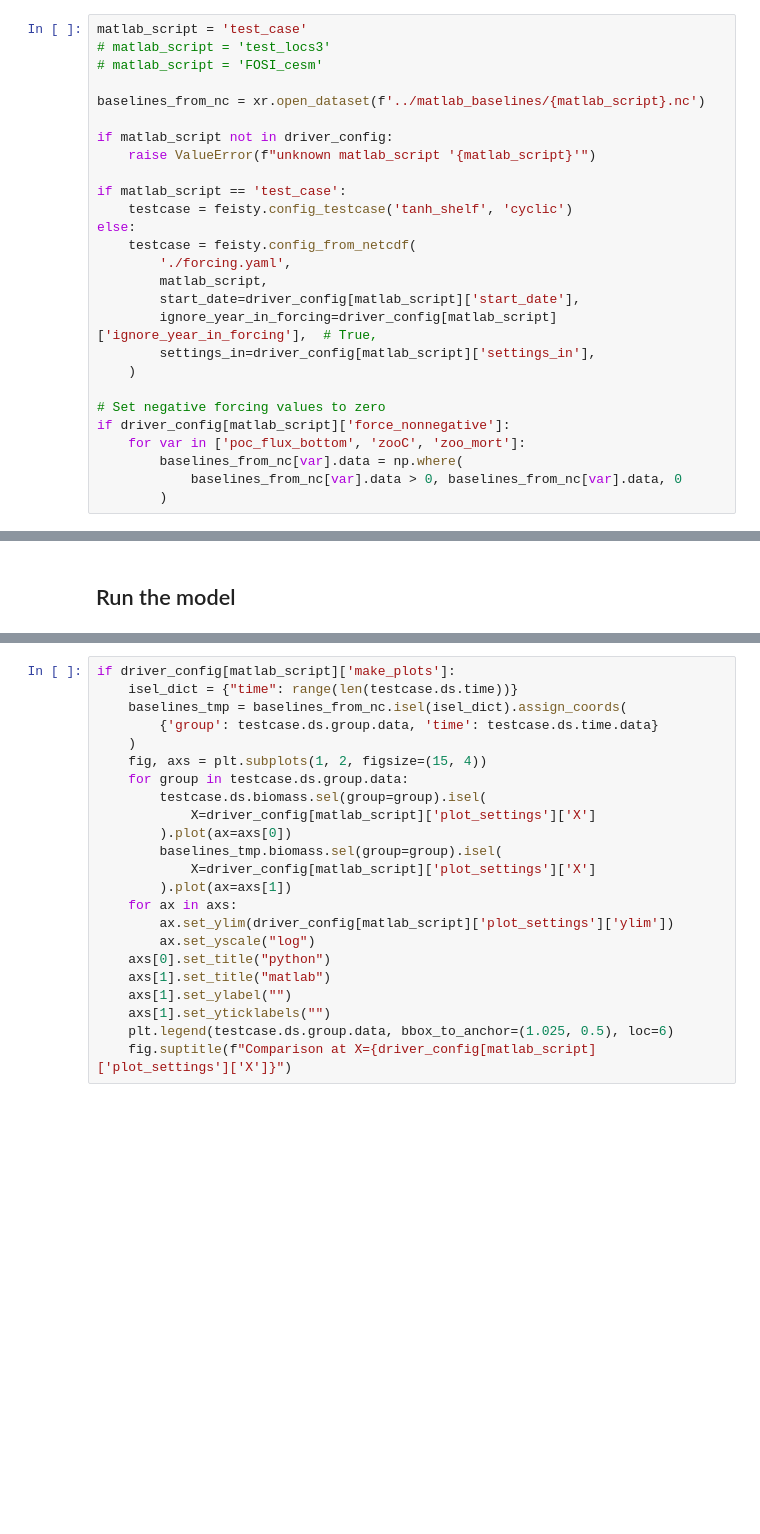
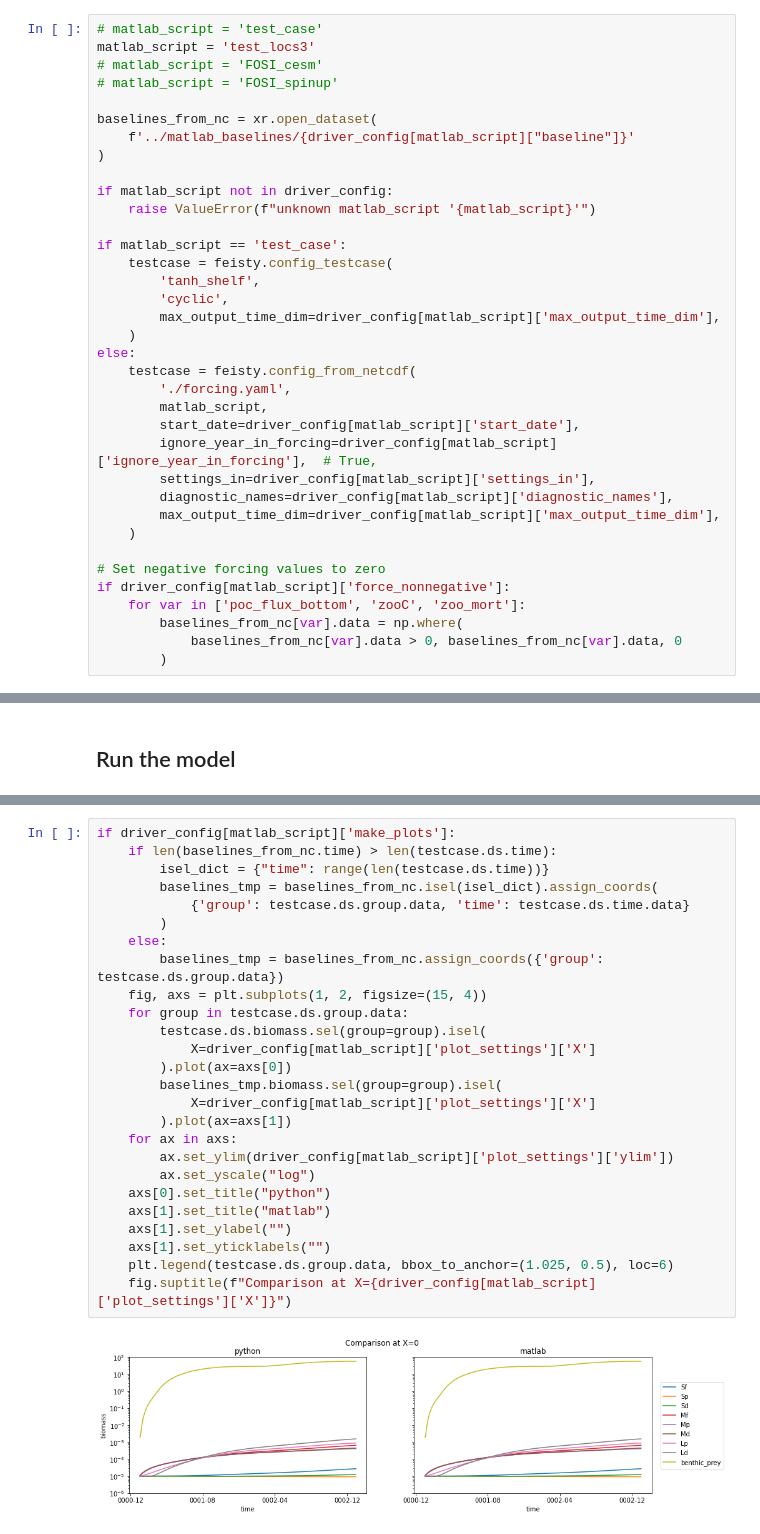
Before and after one commit to marbl-ecosys/feisty, a Jupyter notebook: docs/matlab-comparison.ipynb, the cells around one changed output, grey strips where cells are left out. Cells and saved outputs as stored; diff of their text form; blank space fills up the shorter version.

```diff
--- a/docs/matlab-comparison.ipynb
+++ b/docs/matlab-comparison.ipynb
@@ -162,17 +193,24 @@ for matlab_script in ['test_case', 'test_locs3']:
         {'predator': 'Ld', 'prey': 'benthic_prey', 'preference': 1.0},
     ]
 # %%
-matlab_script = 'test_case'
-# matlab_script = 'test_locs3'
+# matlab_script = 'test_case'
+matlab_script = 'test_locs3'
 # matlab_script = 'FOSI_cesm'
+# matlab_script = 'FOSI_spinup'
 
-baselines_from_nc = xr.open_dataset(f'../matlab_baselines/{matlab_script}.nc')
+baselines_from_nc = xr.open_dataset(
+    f'../matlab_baselines/{driver_config[matlab_script]["baseline"]}'
+)
 
 if matlab_script not in driver_config:
     raise ValueError(f"unknown matlab_script '{matlab_script}'")
 
 if matlab_script == 'test_case':
-    testcase = feisty.config_testcase('tanh_shelf', 'cyclic')
+    testcase = feisty.config_testcase(
+        'tanh_shelf',
+        'cyclic',
+        max_output_time_dim=driver_config[matlab_script]['max_output_time_dim'],
+    )
 else:
     testcase = feisty.config_from_netcdf(
         './forcing.yaml',
@@ -180,6 +218,8 @@ else:
         start_date=driver_config[matlab_script]['start_date'],
         ignore_year_in_forcing=driver_config[matlab_script]['ignore_year_in_forcing'],  # True,
         settings_in=driver_config[matlab_script]['settings_in'],
+        diagnostic_names=driver_config[matlab_script]['diagnostic_names'],
+        max_output_time_dim=driver_config[matlab_script]['max_output_time_dim'],
     )
 
 # Set negative forcing values to zero
@@ -237,23 +290,28 @@ compare_nc(baselines_from_nc, testcase.ds["biomass"], nsteps, thres=1e-15)
 # %%
 if driver_config[matlab_script]['make_plots']:
-    isel_dict = {"time": range(len(testcase.ds.time))}
-    baselines_tmp = baselines_from_nc.isel(isel_dict).assign_coords(
-        {'group': testcase.ds.group.data, 'time': testcase.ds.time.data}
-    )
+    if len(baselines_from_nc.time) > len(testcase.ds.time):
+        isel_dict = {"time": range(len(testcase.ds.time))}
+        baselines_tmp = baselines_from_nc.isel(isel_dict).assign_coords(
+            {'group': testcase.ds.group.data, 'time': testcase.ds.time.data}
+        )
+    else:
+        baselines_tmp = baselines_from_nc.assign_coords({'group': testcase.ds.group.data})
     fig, axs = plt.subplots(1, 2, figsize=(15, 4))
     for group in testcase.ds.group.data:
         testcase.ds.biomass.sel(group=group).isel(
             X=driver_config[matlab_script]['plot_settings']['X']
         ).plot(ax=axs[0])
         baselines_tmp.biomass.sel(group=group).isel(
             X=driver_config[matlab_script]['plot_settings']['X']
         ).plot(ax=axs[1])
     for ax in axs:
         ax.set_ylim(driver_config[matlab_script]['plot_settings']['ylim'])
         ax.set_yscale("log")
     axs[0].set_title("python")
     axs[1].set_title("matlab")
     axs[1].set_ylabel("")
     axs[1].set_yticklabels("")
     plt.legend(testcase.ds.group.data, bbox_to_anchor=(1.025, 0.5), loc=6)
     fig.suptitle(f"Comparison at X={driver_config[matlab_script]['plot_settings']['X']}")
+# %% [output]
+[figure, added]
```
Also changed, not shown: parts of 11 cells of this notebook, 1 other file.
